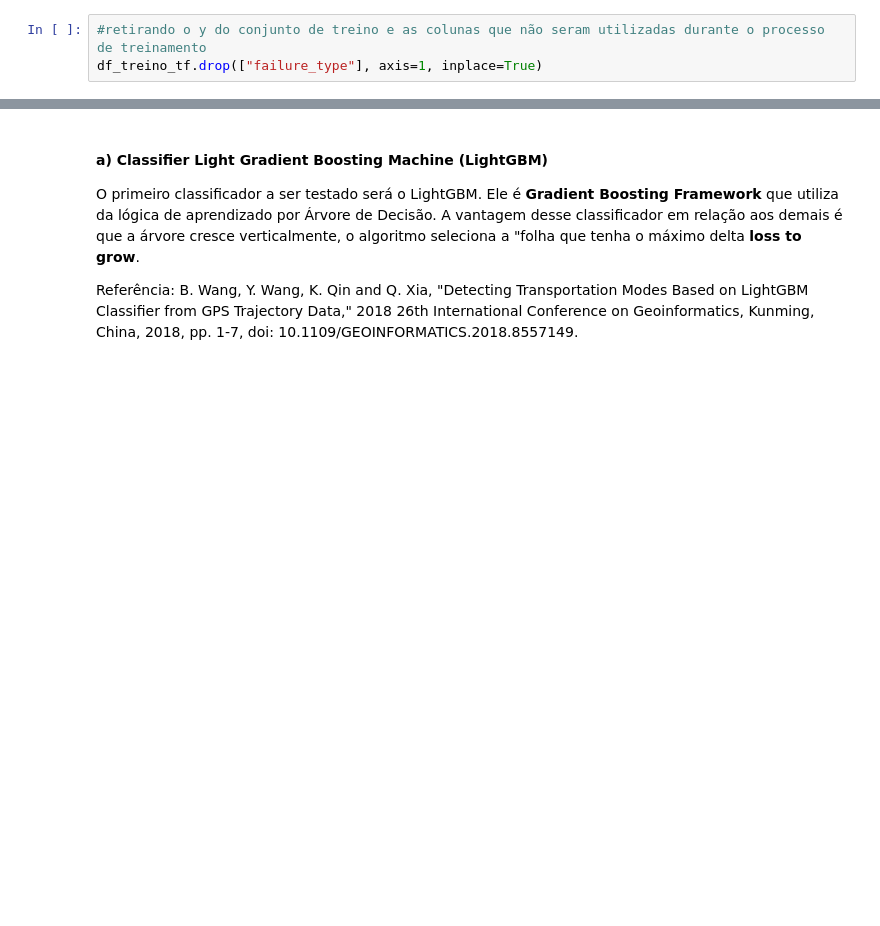
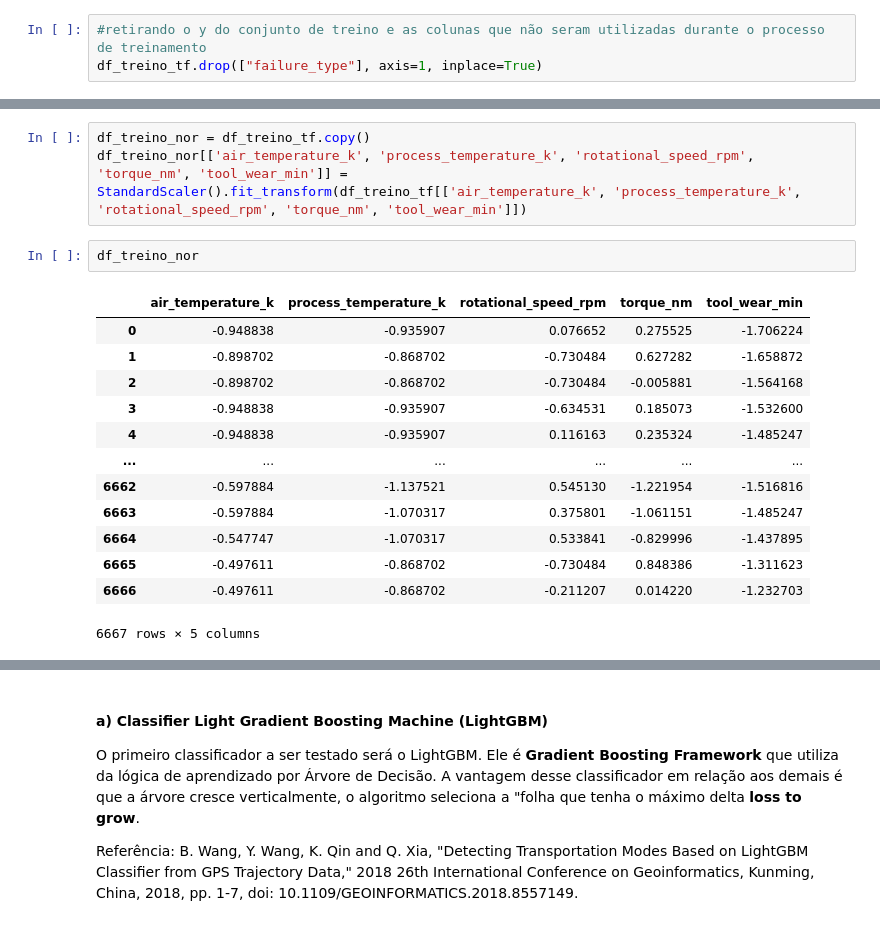
Before and after one commit to danielemontenegro/desafio_indicium_dani_montenegro, a Jupyter notebook: classifier.ipynb, the cells around one changed output, grey strips where cells are left out. Drawn from its saved outputs; the diff is of its cells as text; blank space fills up the shorter version.

```diff
--- a/classifier.ipynb
+++ b/classifier.ipynb
@@ -128,0 +150,19 @@ df_treino_tf
+# %%
+df_treino_nor = df_treino_tf.copy()
+df_treino_nor[['air_temperature_k', 'process_temperature_k', 'rotational_speed_rpm', 'torque_nm', 'tool_wear_min']] = StandardScaler().fit_transform(df_treino_tf[['air_temperature_k', 'process_temperature_k', 'rotational_speed_rpm', 'torque_nm', 'tool_wear_min']])
+# %%
+df_treino_nor
+# %% [output]
+|  | air_temperature_k | process_temperature_k | rotational_speed_rpm | torque_nm | tool_wear_min |
+| 0 | -0.948838 | -0.935907 | 0.076652 | 0.275525 | -1.706224 |
+| 1 | -0.898702 | -0.868702 | -0.730484 | 0.627282 | -1.658872 |
+| 2 | -0.898702 | -0.868702 | -0.730484 | -0.005881 | -1.564168 |
+| 3 | -0.948838 | -0.935907 | -0.634531 | 0.185073 | -1.532600 |
+| 4 | -0.948838 | -0.935907 | 0.116163 | 0.235324 | -1.485247 |
+| ... | ... | ... | ... | ... | ... |
+| 6662 | -0.597884 | -1.137521 | 0.545130 | -1.221954 | -1.516816 |
+| 6663 | -0.597884 | -1.070317 | 0.375801 | -1.061151 | -1.485247 |
+| 6664 | -0.547747 | -1.070317 | 0.533841 | -0.829996 | -1.437895 |
+| 6665 | -0.497611 | -0.868702 | -0.730484 | 0.848386 | -1.311623 |
+| 6666 | -0.497611 | -0.868702 | -0.211207 | 0.014220 | -1.232703 |
+6667 rows × 5 columns
```
Also changed, not shown: parts of 27 cells of this notebook.
